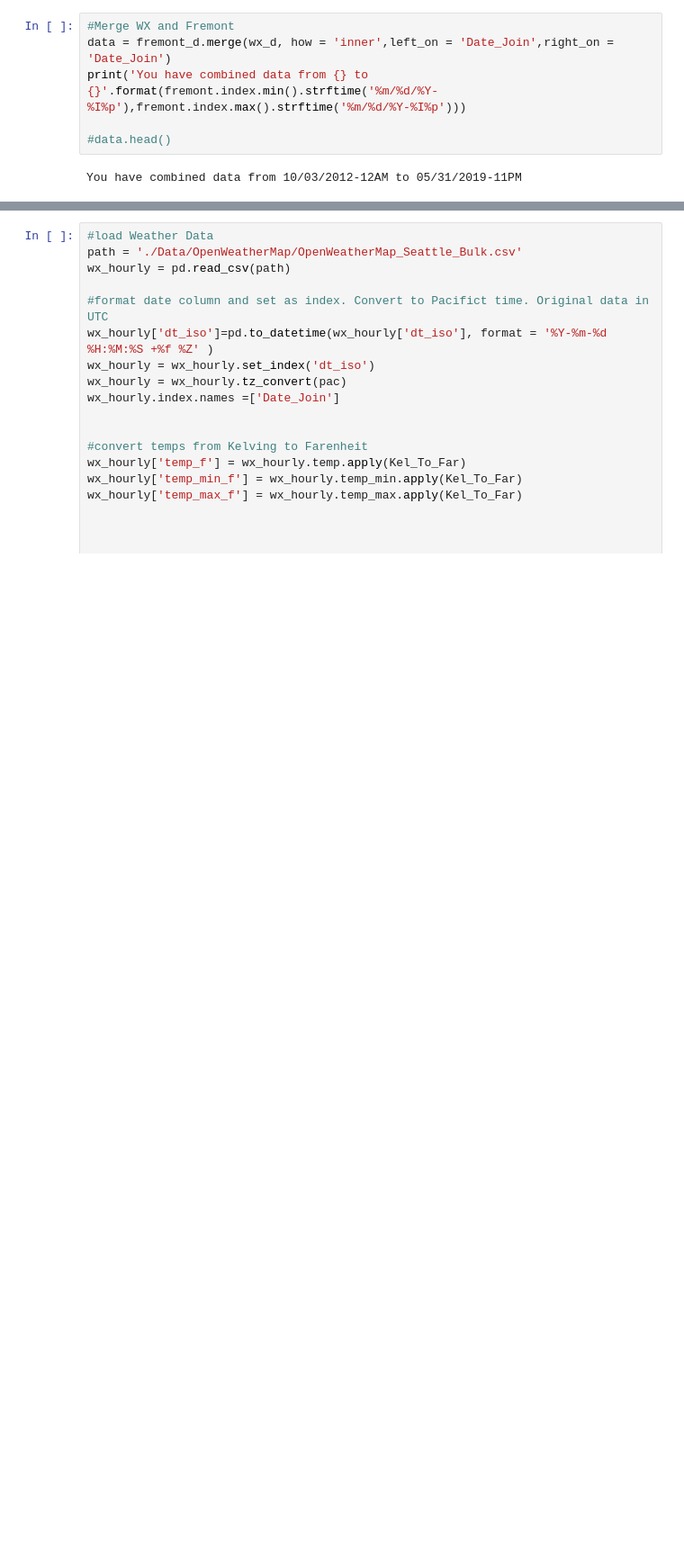
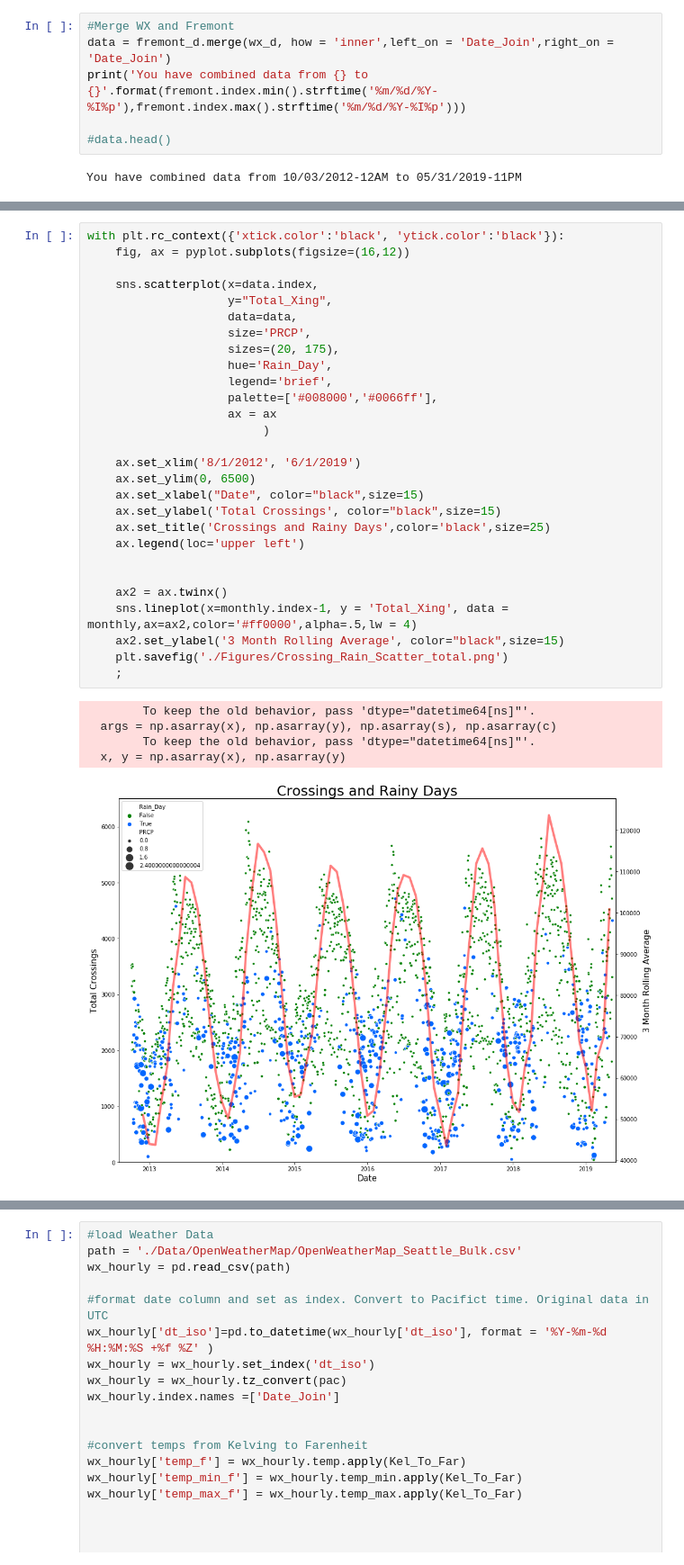
Before and after one commit to codyRing/Data_Science_Captstone, a Jupyter notebook: Final_Graphs.ipynb, the cells around one changed output, grey strips where cells are left out. Shown at 90% size. Drawn from its saved outputs; the diff is of its cells as text; blank space fills up the shorter version.

```diff
--- a/Final_Graphs.ipynb
+++ b/Final_Graphs.ipynb
@@ -232,0 +249,34 @@ with plt.rc_context({'xtick.color':'black', 'ytick.color':'black','font.size' :
+# %%
+with plt.rc_context({'xtick.color':'black', 'ytick.color':'black'}):
+    fig, ax = pyplot.subplots(figsize=(16,12))
+
+    sns.scatterplot(x=data.index,
+                    y="Total_Xing",
+                    data=data,
+                    size='PRCP',
+                    sizes=(20, 175),
+                    hue='Rain_Day',
+                    legend='brief',
+                    palette=['#008000','#0066ff'],
+                    ax = ax
+                         )
+
+    ax.set_xlim('8/1/2012', '6/1/2019')
+    ax.set_ylim(0, 6500)
+    ax.set_xlabel("Date", color="black",size=15)
+    ax.set_ylabel('Total Crossings', color="black",size=15)
+    ax.set_title('Crossings and Rainy Days',color='black',size=25)
+    ax.legend(loc='upper left')
+
+
+    ax2 = ax.twinx()
+    sns.lineplot(x=monthly.index-1, y = 'Total_Xing', data = monthly,ax=ax2,color='#ff0000',alpha=.5,lw = 4)
+    ax2.set_ylabel('3 Month Rolling Average', color="black",size=15)
+    plt.savefig('./Figures/Crossing_Rain_Scatter_total.png')
+    ;
+# %% [output]
+        To keep the old behavior, pass 'dtype="datetime64[ns]"'.
+  args = np.asarray(x), np.asarray(y), np.asarray(s), np.asarray(c)
+        To keep the old behavior, pass 'dtype="datetime64[ns]"'.
+  x, y = np.asarray(x), np.asarray(y)
+[figure, added]
```
Also changed, not shown: parts of 24 cells of this notebook, 14 other files.
